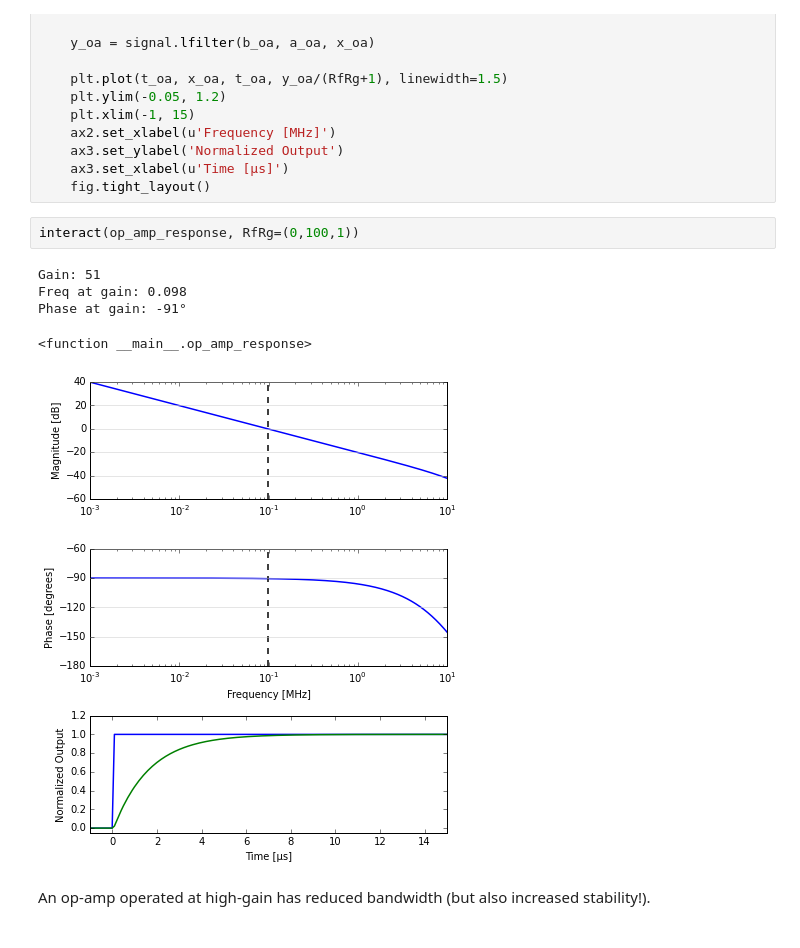
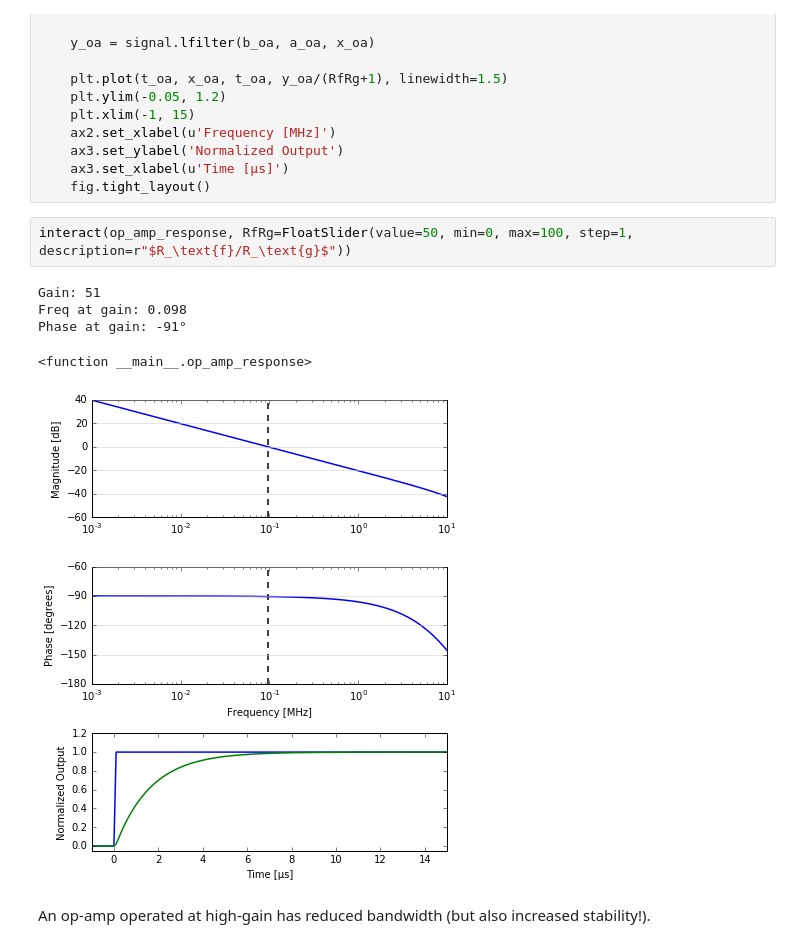
Before and after one commit to ryanpdwyer/what-is-feedback, a Jupyter notebook: 1502-what-is-feedback.ipynb, the cells around one changed output. Cells and saved outputs as stored; diff of their text form.

```diff
--- a/1502-what-is-feedback.ipynb
+++ b/1502-what-is-feedback.ipynb
@@ -856,13 +884,13 @@ def op_amp_response(RfRg):
     ax3.set_xlabel(u'Time [µs]')
     fig.tight_layout()
 # %%
-interact(op_amp_response, RfRg=(0,100,1))
+interact(op_amp_response, RfRg=FloatSlider(value=50, min=0, max=100, step=1, description=r"$R_\text{f}/R_\text{g}$"))
 # %% [output]
 Gain: 51
 Freq at gain: 0.098
 Phase at gain: -91°
 <function __main__.op_amp_response>
-[figure, old version]
+[figure, new version]
 # %% [markdown]
 An op-amp operated at high-gain has reduced bandwidth (but also increased stability!).
 # %% [markdown]
```
Also changed, not shown: parts of 29 cells of this notebook, 3 other files.
